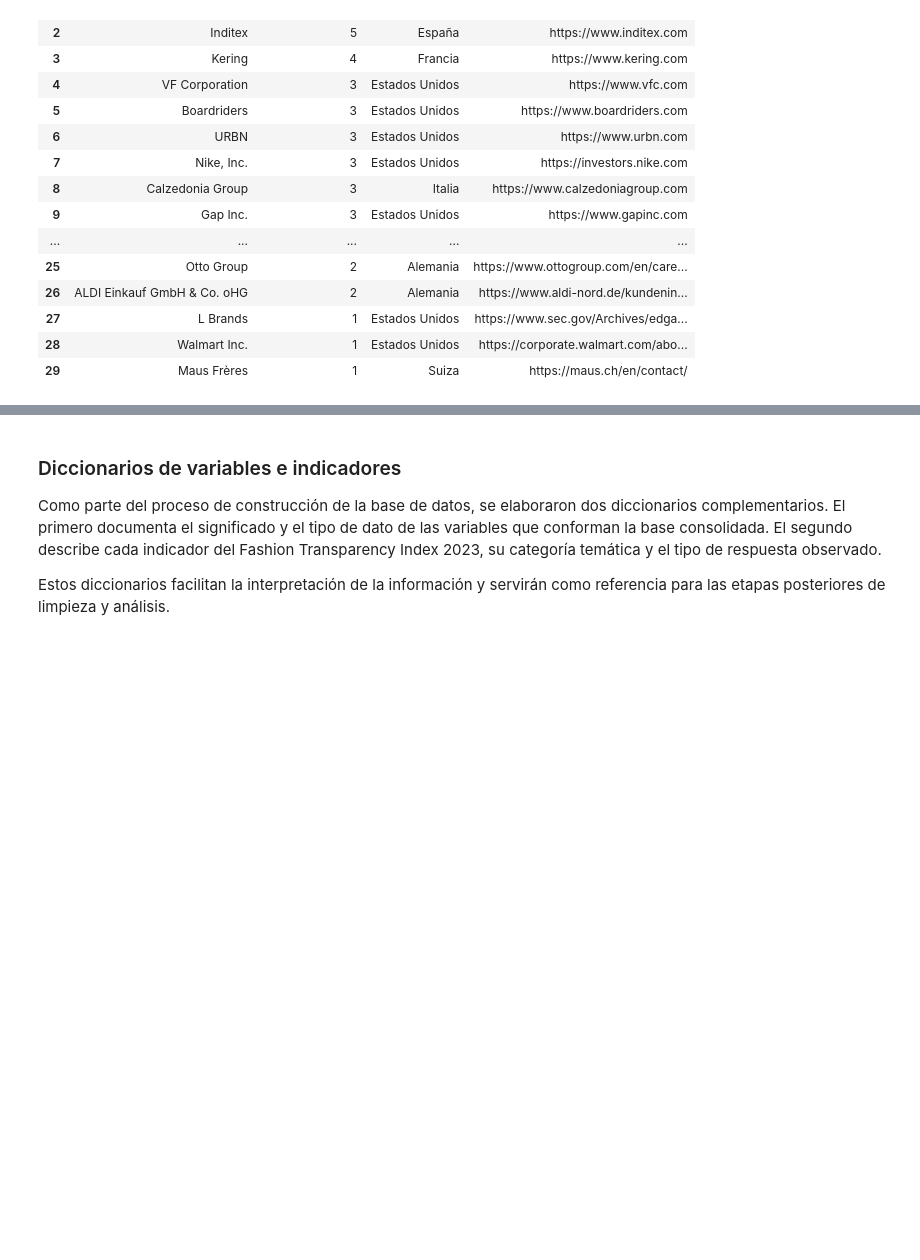
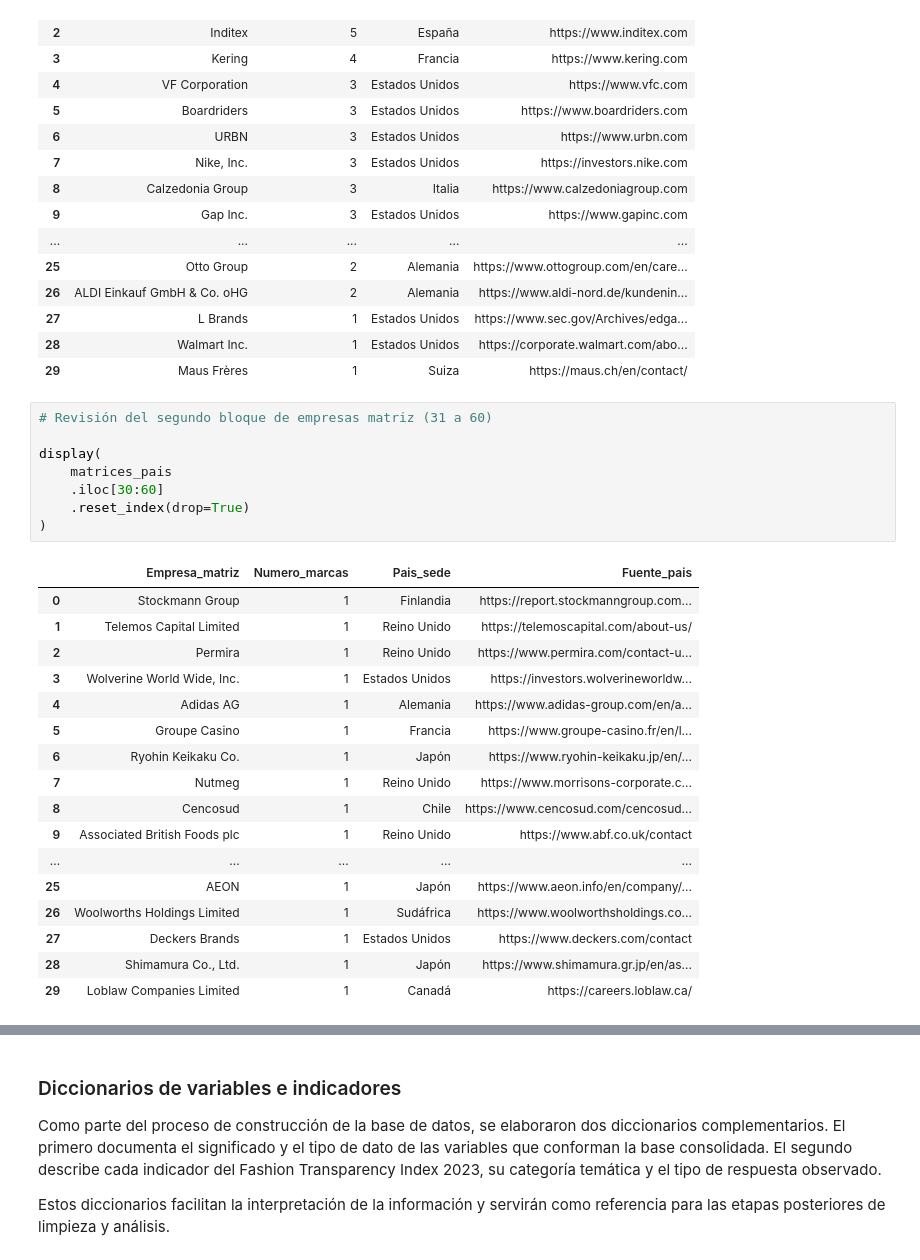
Before and after one commit to avrilsalazarrodriguez/fashion-transparency-index-2023, a Jupyter notebook: scripts/01_construccion_base_integrada.ipynb, the cells around one changed output, grey strips where cells are left out. Cells and saved outputs as stored; diff of their text form; blank space fills up the shorter version.

```diff
--- a/scripts/01_construccion_base_integrada.ipynb
+++ b/scripts/01_construccion_base_integrada.ipynb
@@ -1060,3 +1036,29 @@ display(matrices_pais.head(30))
 | 27 | L Brands | 1 | Estados Unidos | https://www.sec.gov/Archives/edga... |
 | 28 | Walmart Inc. | 1 | Estados Unidos | https://corporate.walmart.com/abo... |
 | 29 | Maus Frères | 1 | Suiza | https://maus.ch/en/contact/ |
+# %%
+# Revisión del segundo bloque de empresas matriz (31 a 60)
+
+display(
+    matrices_pais
+    .iloc[30:60]
+    .reset_index(drop=True)
+)
+# %% [output]
+|  | Empresa_matriz | Numero_marcas | Pais_sede | Fuente_pais |
+| 0 | Stockmann Group | 1 | Finlandia | https://report.stockmanngroup.com... |
+| 1 | Telemos Capital Limited | 1 | Reino Unido | https://telemoscapital.com/about-us/ |
+| 2 | Permira | 1 | Reino Unido | https://www.permira.com/contact-u... |
+| 3 | Wolverine World Wide, Inc. | 1 | Estados Unidos | https://investors.wolverineworldw... |
+| 4 | Adidas AG | 1 | Alemania | https://www.adidas-group.com/en/a... |
+| 5 | Groupe Casino | 1 | Francia | https://www.groupe-casino.fr/en/l... |
+| 6 | Ryohin Keikaku Co. | 1 | Japón | https://www.ryohin-keikaku.jp/en/... |
+| 7 | Nutmeg | 1 | Reino Unido | https://www.morrisons-corporate.c... |
+| 8 | Cencosud | 1 | Chile | https://www.cencosud.com/cencosud... |
+| 9 | Associated British Foods plc | 1 | Reino Unido | https://www.abf.co.uk/contact |
+| ... | ... | ... | ... | ... |
+| 25 | AEON | 1 | Japón | https://www.aeon.info/en/company/... |
+| 26 | Woolworths Holdings Limited | 1 | Sudáfrica | https://www.woolworthsholdings.co... |
+| 27 | Deckers Brands | 1 | Estados Unidos | https://www.deckers.com/contact |
+| 28 | Shimamura Co., Ltd. | 1 | Japón | https://www.shimamura.gr.jp/en/as... |
+| 29 | Loblaw Companies Limited | 1 | Canadá | https://careers.loblaw.ca/ |
```
Also changed, not shown: parts of 22 cells of this notebook, 2 other files.
